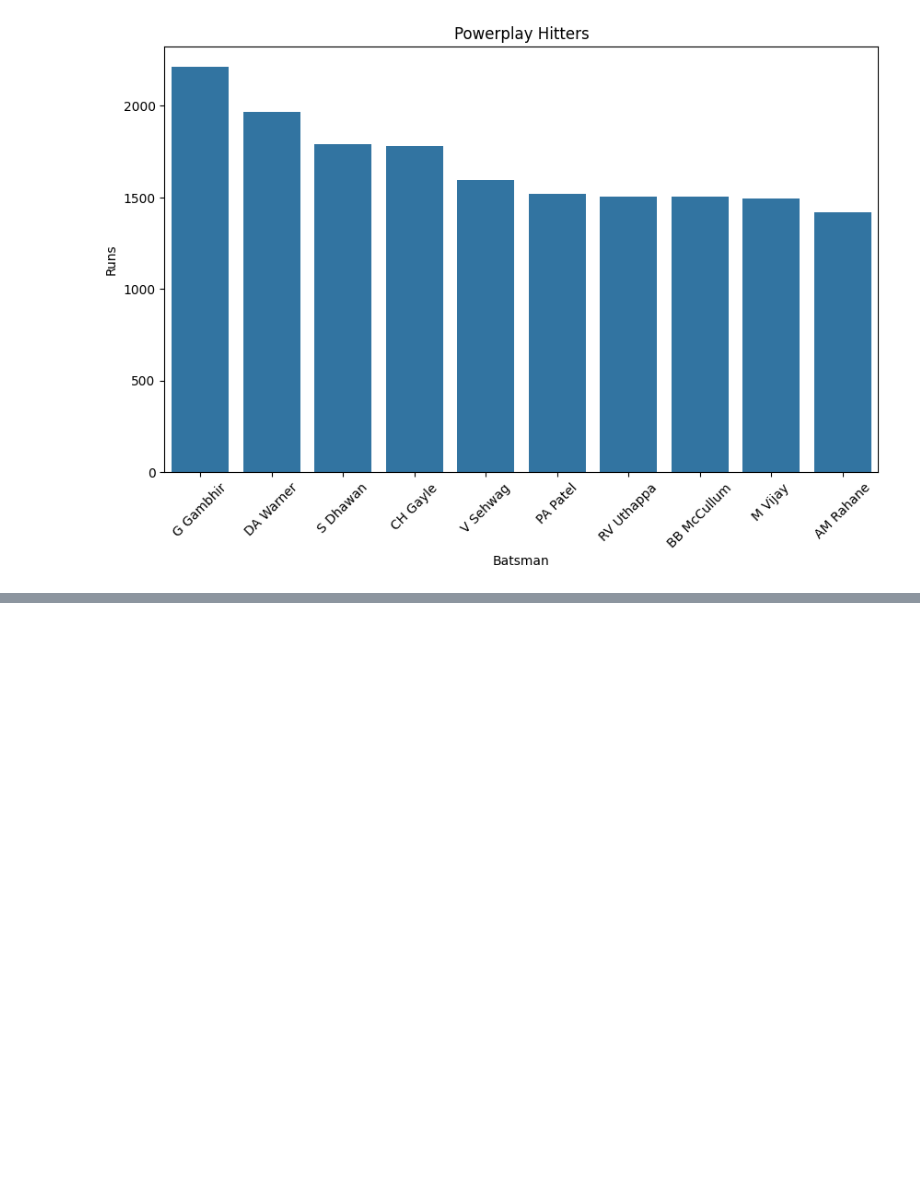
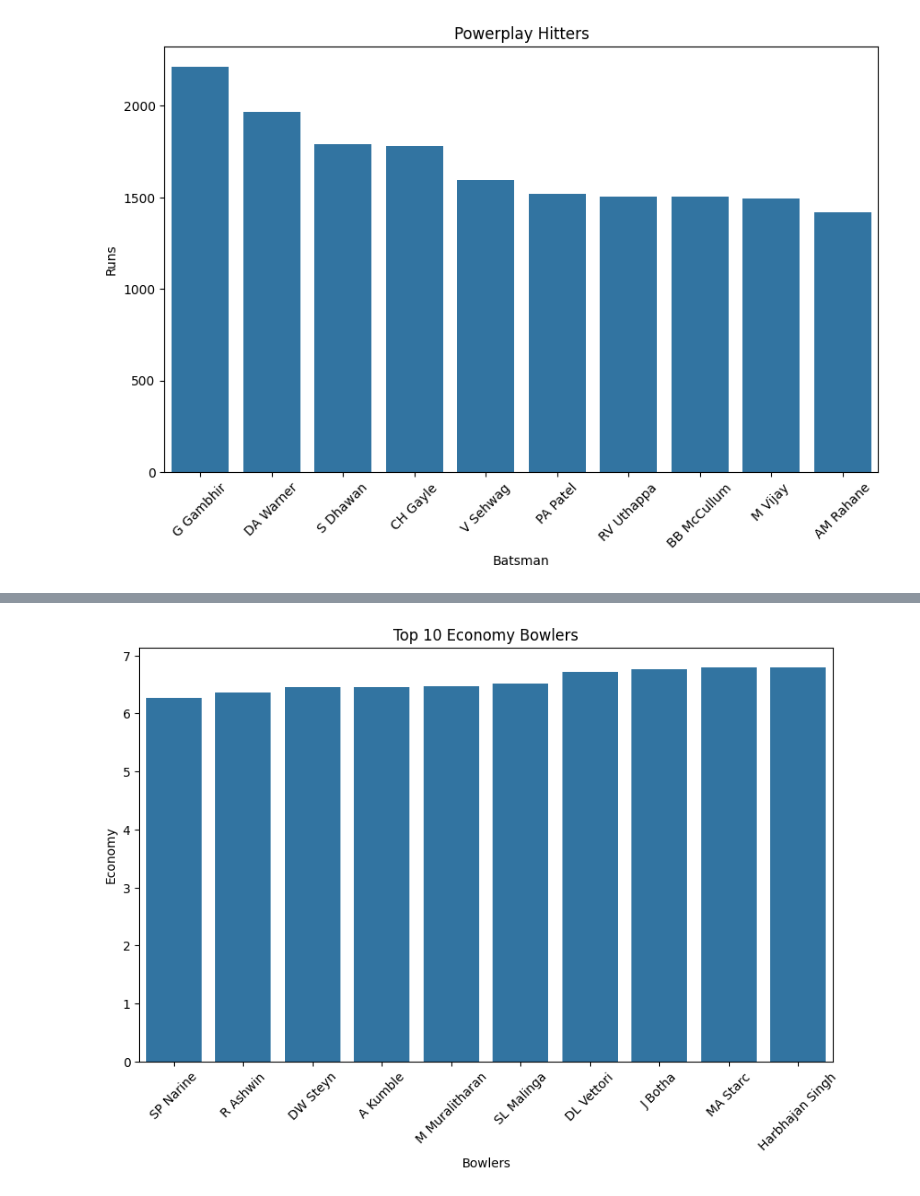
Before and after one commit to ajaykrixna/IPL_match-_analysis, a Jupyter notebook: IPL_analysis.ipynb, the cells around one changed output, grey strips where cells are left out. Cells and saved outputs as stored; diff of their text form; code cells hidden in the pictures; blank space fills up the shorter version.

Commit message:
top economical bowlers analysis

```diff
--- a/IPL_analysis.ipynb
+++ b/IPL_analysis.ipynb
@@ -481,0 +488,4 @@ plt.show()
+# %%
+total_balls=total_balls[total_balls[0]>=500]
+# %%
+merged_bowler=pd.merge(left=total_runs,right=total_balls,left_on='bowler',right_on='bowler',how='inner')
@@ -481,0 +508,2 @@ plt.show()
+# %%
+merged_bowler['economy']=merged_bowler['bowler_runs']/(merged_bowler[0]/6)
@@ -481,0 +526,2 @@ plt.show()
+# %%
+merged_bowler=merged_bowler.sort_values('economy',ascending=True).head(10)
@@ -481,0 +542,10 @@ plt.show()
+# %%
+plt.figure(figsize=(10,6))
+sns.barplot(x=merged_bowler['bowler'],y=merged_bowler['economy'],data=merged_bowler)
+plt.title("Top 10 Economy Bowlers")
+plt.xlabel("Bowlers")
+plt.ylabel("Economy")
+plt.xticks(rotation=45)
+plt.show()
+# %% [output]
+[figure, added]
```
Also changed, not shown: parts of 6 cells of this notebook.
